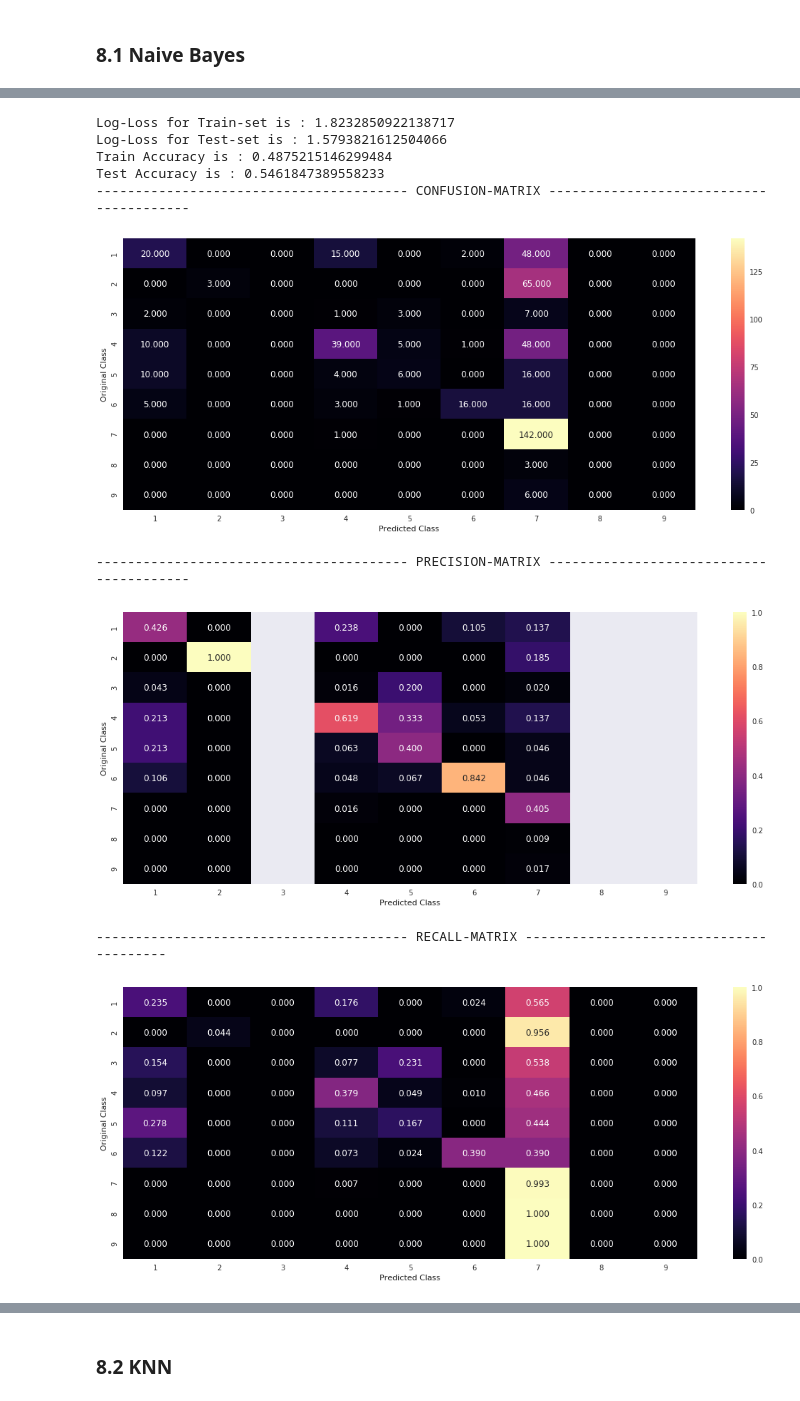
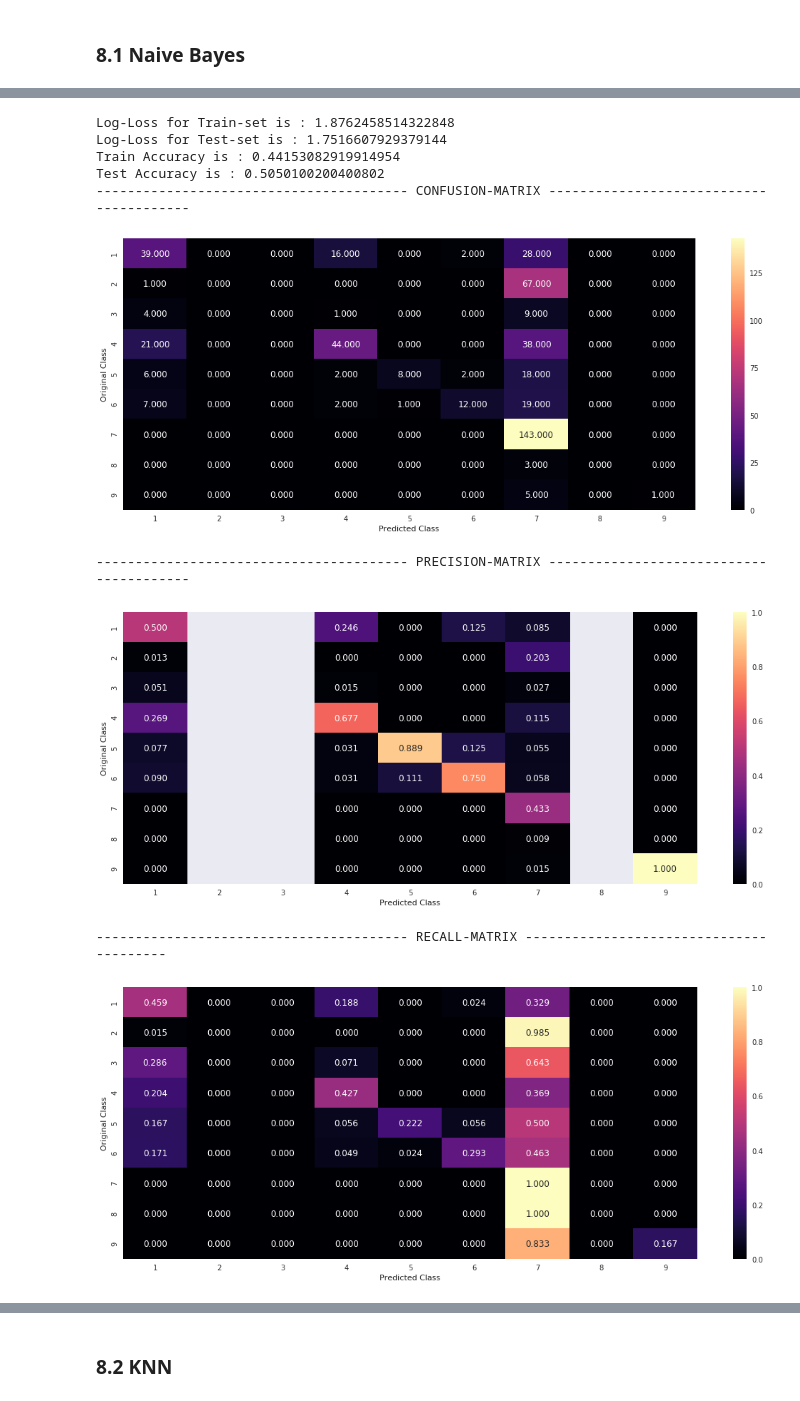
Before and after one commit to sradheya99/Cancer-Diagnosis, a Jupyter notebook: Cancer Diagnosis/CancerDiagnosis.ipynb, the cells around one changed output, grey strips where cells are left out. Cells and saved outputs as stored; diff of their text form; code cells hidden in the pictures.

```diff
--- a/Cancer Diagnosis/CancerDiagnosis.ipynb
+++ b/Cancer Diagnosis/CancerDiagnosis.ipynb
@@ -221,8 +221,8 @@ from sklearn.preprocessing import LabelBinarizer
 def onehot_encode(fitter, convert, categories):
 
     encode = LabelBinarizer()
-    fit_encoded = normalize(encode.fit_transform(fitter), axis = 0)
-    encoded = normalize(encode.transform(convert), axis = 0)
+    fit_encoded = encode.fit_transform(fitter)
+    encoded = encode.transform(convert)
 
     fit_encoded = pd.SparseDataFrame(fit_encoded, columns = categories).fillna(0)
     encoded = pd.SparseDataFrame(encoded, columns = categories).fillna(0)
@@ -298,9 +298,15 @@ def unique_words(data):
     #txt_feature_dict = dict(zip(list(train_features), train_feature_count))
     print('Total Number of Unique Words in Train Data : ', len(train_features))
 # %%
-def text_onehot_encode(train_data, test_data):
+def text_onehot_encode(train_data, test_data, vectorizer, ngram):
 
-    text_vect = TfidfVectorizer(min_df = 3, stop_words = 'english', max_features = 1000)
+    if vectorizer == 'CountVectorizer':
+        if ngram == 'Unigram':
+            text_vect = CountVectorizer(min_df = 3, max_features = 1000)
+        else:
+            text_vect = CountVectorizer(min_df = 3, ngram_range = (1, 2), max_features = 1000)
+    else:
+        text_vect = TfidfVectorizer(min_df = 3, max_features = 1000)
     fit_vect = text_vect.fit(train_data['TEXT'])
     train_vect = fit_vect.transform(train_data['TEXT'])
     test_vect = fit_vect.transform(test_data['TEXT'])
@@ -718,7 +724,7 @@ Log-Loss For Test-set is  : 1.0233286291897588
 # %% [markdown]
 ### [A] Stacking All Features
 # %%
-def feature_stack(trn_data, trn_ydata, tst_data, tst_ydata, encode_type):
+def feature_stack(trn_data, trn_ydata, tst_data, tst_ydata, encode_type, vectorizer = None, ngram = None):
 
     if encode_type == 'OneHotEncode':
 
@@ -726,7 +732,7 @@ def feature_stack(trn_data, trn_ydata, tst_data, tst_ydata, encode_type):
         var_cat = np.unique(trn_data['Variation'])
         trn_gene, tst_gene = onehot_encode(trn_data['Gene'], tst_data['Gene'], gene_cat)
         trn_var, tst_var = onehot_encode(trn_data['Variation'], tst_data['Variation'], var_cat)
-        trn_txt, tst_txt = text_onehot_encode(trn_data, tst_data)
+        trn_txt, tst_txt = text_onehot_encode(trn_data, tst_data, vectorizer, ngram)
 
         #print(trn_gene.shape, trn_var.shape, trn_txt.shape)
         total_trn_data = pd.concat([trn_gene, trn_var], axis = 1)
@@ -754,28 +760,28 @@ def feature_stack(trn_data, trn_ydata, tst_data, tst_ydata, encode_type):
 # %% [markdown]
 ### 8.1 Naive Bayes
 # %%
-def naive_bayes_model(operation, encode_type, best_alpha = None):
+def naive_bayes_model(operation, encode_type, best_alpha = None, vectorizer = None, ngram = None):
 
     alpha = [0.00001,0.00005,0.0001,0.0005,0.001,0.005,0.01,0.05,0.1,0.5,1,5,10,50,100,500,1000,5000,10000]
     if operation == 'Training':
         cv_err = []
         train_err = []
         if encode_type == 'OneHotEncode':
-            trn_data, cv_data = feature_stack(train_x, train_y, crossv_x, crossv_y, encode_type)
+            trn_data, cv_data = feature_stack(train_datax, train_datay, crossv_x, crossv_y, encode_type, vectorizer, ngram)
         else:
-            trn_data, cv_data = feature_stack(train_x, train_y, crossv_x, crossv_y, encode_type)
+            trn_data, cv_data = feature_stack(train_datax, train_datay, crossv_x, crossv_y, encode_type)
         for a in alpha:
             clf = MultinomialNB(alpha = a, fit_prior = False)
-            clf.fit(trn_data, train_y)
+            clf.fit(trn_data, train_datay)
             pred_proba_trn = clf.predict_proba(trn_data)
             pred_proba_cv = clf.predict_proba(cv_data)
-            train_err.append(log_loss(train_y, pred_proba_trn))
+            train_err.append(log_loss(train_datay, pred_proba_trn))
             cv_err.append(log_loss(crossv_y, pred_proba_cv))
         err_compare(train_err, cv_err, alpha, 'Alpha')
     else:
         clf = MultinomialNB(best_alpha, fit_prior = False)
         if encode_type == 'OneHotEncode':
-            trn_data, tst_data = feature_stack(train_x, train_y, test_x, test_y, encode_type)
+            trn_data, tst_data = feature_stack(train_x, train_y, test_x, test_y, encode_type, vectorizer, ngram)
         else:
             trn_data, tst_data = feature_stack(train_x, train_y, test_x, test_y, encode_type)
         clf.fit(trn_data, train_y)
@@ -837,13 +843,13 @@ naive_bayes_model('Training', 'OneHotEncode')
 # %%
-naive_bayes_model('Testing', 'OneHotEncode', 100)
+naive_bayes_model('Testing', 'OneHotEncode', 85)
 # %% [output]
-Log-Loss for Train-set is : 1.8232850922138717
-Log-Loss for Test-set is : 1.5793821612504066
-Train Accuracy is : 0.4875215146299484
-Test Accuracy is : 0.5461847389558233
+Log-Loss for Train-set is : 1.8762458514322848
+Log-Loss for Test-set is : 1.7516607929379144
+Train Accuracy is : 0.44153082919914954
+Test Accuracy is : 0.5050100200400802
 ---------------------------------------- CONFUSION-MATRIX ----------------------------------------
-[figure, old version]
+[figure, new version]
 ---------------------------------------- PRECISION-MATRIX ----------------------------------------
-[figure, old version]
+[figure, new version]
 ---------------------------------------- RECALL-MATRIX ----------------------------------------
-[figure, old version]
+[figure, new version]
```
Also changed, not shown: parts of 72 cells of this notebook.
